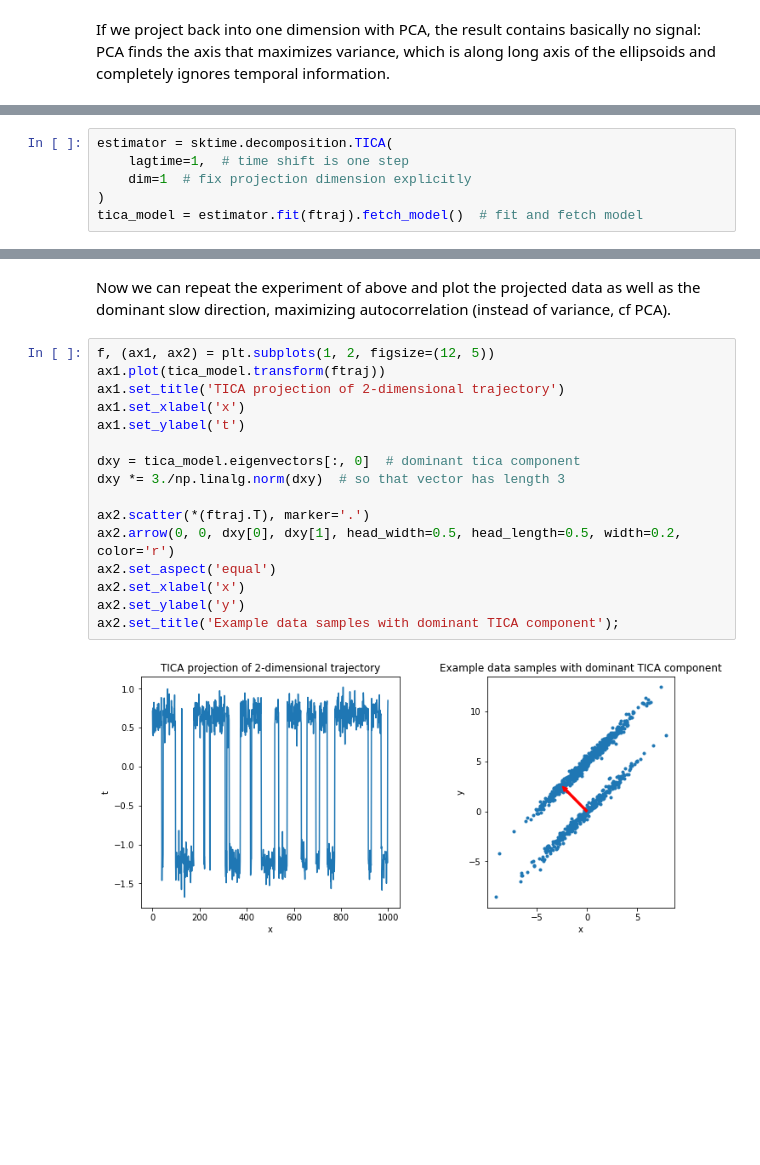
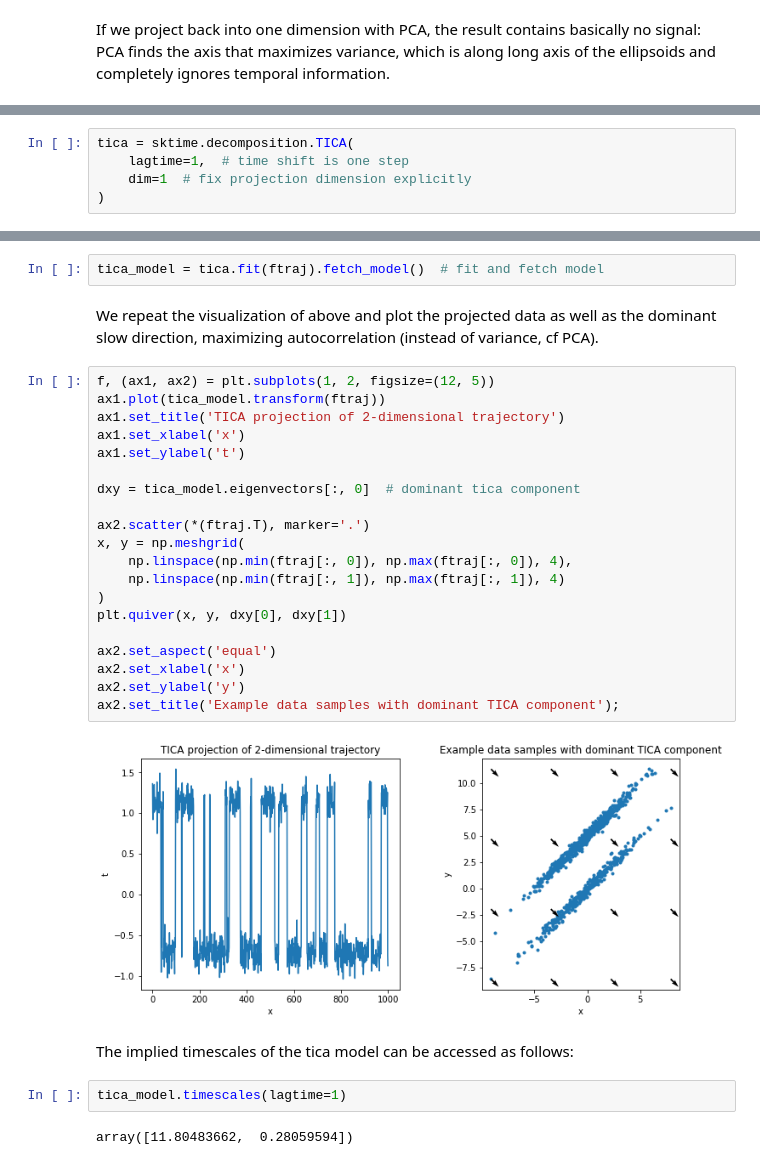
Before and after one commit to deeptime-ml/deeptime, a Jupyter notebook: docs/source/notebooks/tica.ipynb, the cells around one changed output, grey strips where cells are left out. Cells and saved outputs as stored; diff of their text form; blank space fills up the shorter version.

```diff
--- a/docs/source/notebooks/tica.ipynb
+++ b/docs/source/notebooks/tica.ipynb
@@ -112,8 +143,7 @@ We create a TICA estimator, parameterized by the `lagtime`, which is the time sh
 - in case `dim` is an integer (like in this case), it must be positive and fixes the projection dimension to the given value;
 - in case `dim` is a floating point value (e.g., `TICA(..., dim=0.7)`), it must be `0 < dim <= 1`. Then, it selects the number of dimensions such that the amount of kinetic variance that needs to be explained is greater than the percentage specified by dim.
 # %%
-estimator = sktime.decomposition.TICA(
+tica = sktime.decomposition.TICA(
     lagtime=1,  # time shift is one step
     dim=1  # fix projection dimension explicitly
 )
-tica_model = estimator.fit(ftraj).fetch_model()  # fit and fetch model
@@ -120,20 +154,32 @@ tica_model = estimator.fit(ftraj).fetch_model()  # fit and fetch model
+# %%
+tica_model = tica.fit(ftraj).fetch_model()  # fit and fetch model
 # %% [markdown]
-Now we can repeat the experiment of above and plot the projected data as well as the dominant slow direction, maximizing autocorrelation (instead of variance, cf PCA).
+We repeat the visualization of above and plot the projected data as well as the dominant slow direction, maximizing autocorrelation (instead of variance, cf PCA).
 # %%
 f, (ax1, ax2) = plt.subplots(1, 2, figsize=(12, 5))
 ax1.plot(tica_model.transform(ftraj))
 ax1.set_title('TICA projection of 2-dimensional trajectory')
 ax1.set_xlabel('x')
 ax1.set_ylabel('t')
 
 dxy = tica_model.eigenvectors[:, 0]  # dominant tica component
-dxy *= 3./np.linalg.norm(dxy)  # so that vector has length 3
 
 ax2.scatter(*(ftraj.T), marker='.')
-ax2.arrow(0, 0, dxy[0], dxy[1], head_width=0.5, head_length=0.5, width=0.2, color='r')
+x, y = np.meshgrid(
+    np.linspace(np.min(ftraj[:, 0]), np.max(ftraj[:, 0]), 4),
+    np.linspace(np.min(ftraj[:, 1]), np.max(ftraj[:, 1]), 4)
+)
+plt.quiver(x, y, dxy[0], dxy[1])
+
 ax2.set_aspect('equal')
 ax2.set_xlabel('x')
 ax2.set_ylabel('y')
 ax2.set_title('Example data samples with dominant TICA component');
 # %% [output]
-[figure, old version]
+[figure, new version]
+# %% [markdown]
+The implied timescales of the tica model can be accessed as follows:
+# %%
+tica_model.timescales(lagtime=1)
+# %% [output]
+array([11.80483662,  0.28059594])
```
Also changed, not shown: parts of 40 cells of this notebook, 5 other files.
